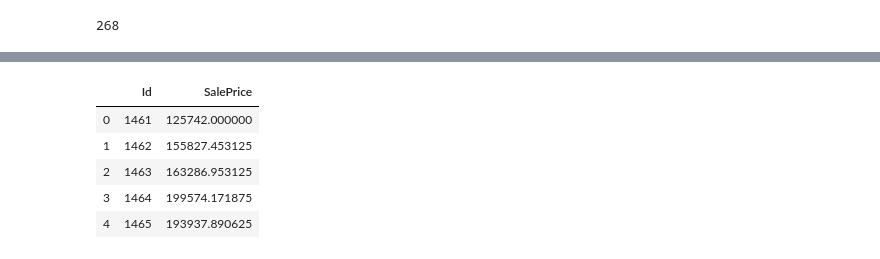
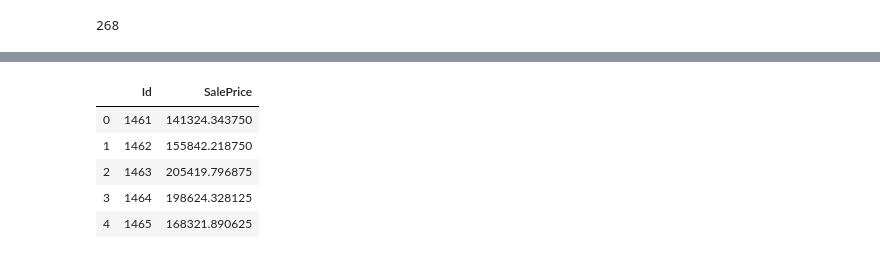
Before and after one commit to PythonNewLearner/Kaggle-Housing-Price, a Jupyter notebook: Kaggle housing price.ipynb, the cells around one changed output, grey strips where cells are left out. Cells and saved outputs as stored; diff of their text form; code cells hidden in the pictures.

```diff
--- a/Kaggle housing price.ipynb
+++ b/Kaggle housing price.ipynb
@@ -404,6 +404,6 @@ model.add(tf.keras.layers.Dense(1))
 # %%
 model.compile(loss='mean_squared_error',optimizer='adamax')
 # %%
-history = model.fit(X_train,y_train,validation_data=(X_test,y_test),epochs=1000,verbose=1)
+history = model.fit(X_train,y_train,validation_data=(X_test,y_test),epochs=800,verbose=1)
 # %% [output]
 Train on 1168 samples, validate on 292 samples
@@ -445,12 +445,12 @@ plt.show()
 # %%
 sale_price_keras = model.predict(test_new)
-sub['SalePrice'] = saleprice
+sub['SalePrice'] = sale_price_keras
 sub.to_csv('submission.csv',index=False)
 sub.head()
 # %% [output]
 |  | Id | SalePrice |
-| 0 | 1461 | 125742.000000 |
-| 1 | 1462 | 155827.453125 |
-| 2 | 1463 | 163286.953125 |
-| 3 | 1464 | 199574.171875 |
-| 4 | 1465 | 193937.890625 |
+| 0 | 1461 | 141324.343750 |
+| 1 | 1462 | 155842.218750 |
+| 2 | 1463 | 205419.796875 |
+| 3 | 1464 | 198624.328125 |
+| 4 | 1465 | 168321.890625 |
```
Also changed, not shown: parts of 10 cells of this notebook.
